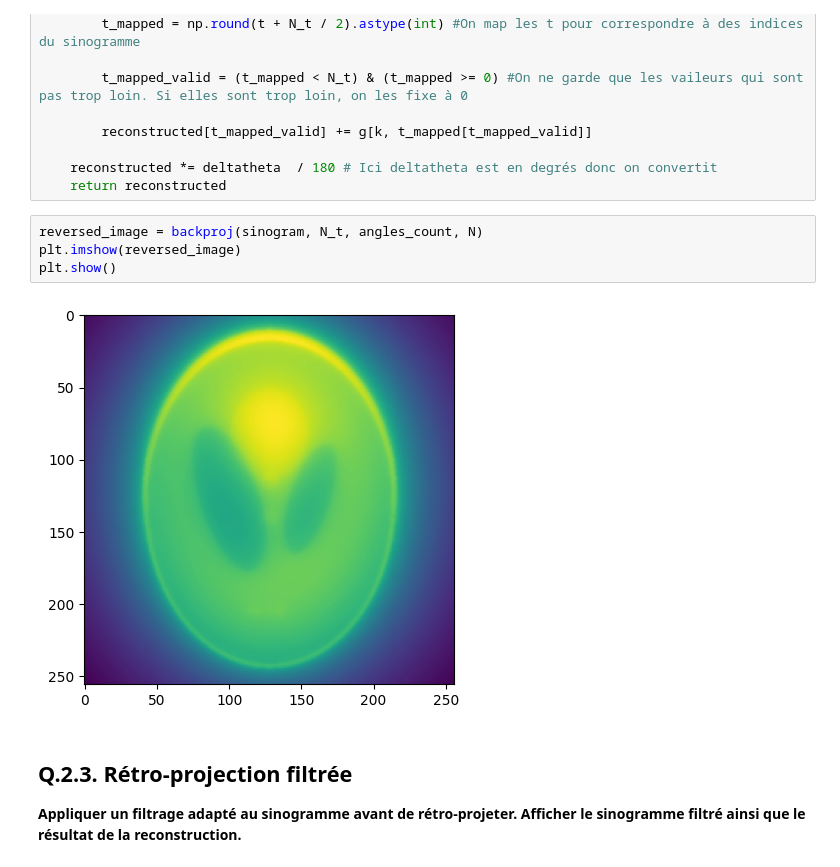
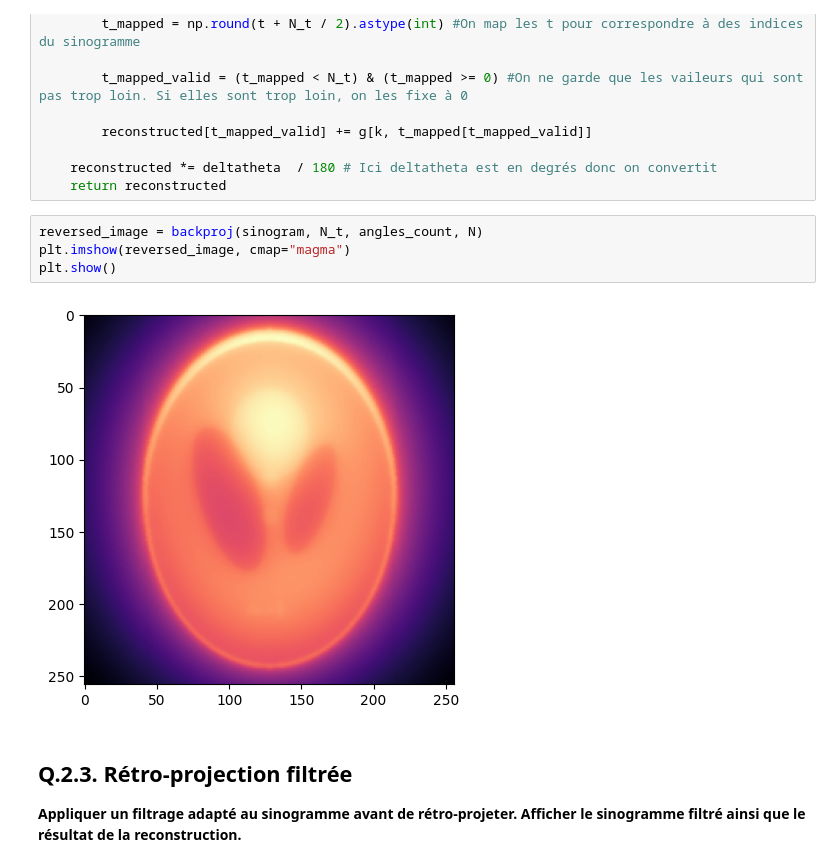
Before and after one commit to GabrielVandersippe/5--Tomographie, a Jupyter notebook: X-Ray Tomography.ipynb, the cells around one changed output. Saved outputs shown, nothing was run; the diff lists cells and outputs as text.

```diff
--- a/X-Ray Tomography.ipynb
+++ b/X-Ray Tomography.ipynb
@@ -178,10 +178,10 @@ def backproj(g, N_t, angles_count, N):
     return reconstructed
 # %%
 reversed_image = backproj(sinogram, N_t, angles_count, N)
-plt.imshow(reversed_image)
+plt.imshow(reversed_image, cmap="magma")
 plt.show()
 # %% [output]
-[figure, old version]
+[figure, new version]
 # %% [markdown]
 ##  Q.2.3. Rétro-projection filtrée
 
```
Also changed, not shown: parts of 3 cells of this notebook.
